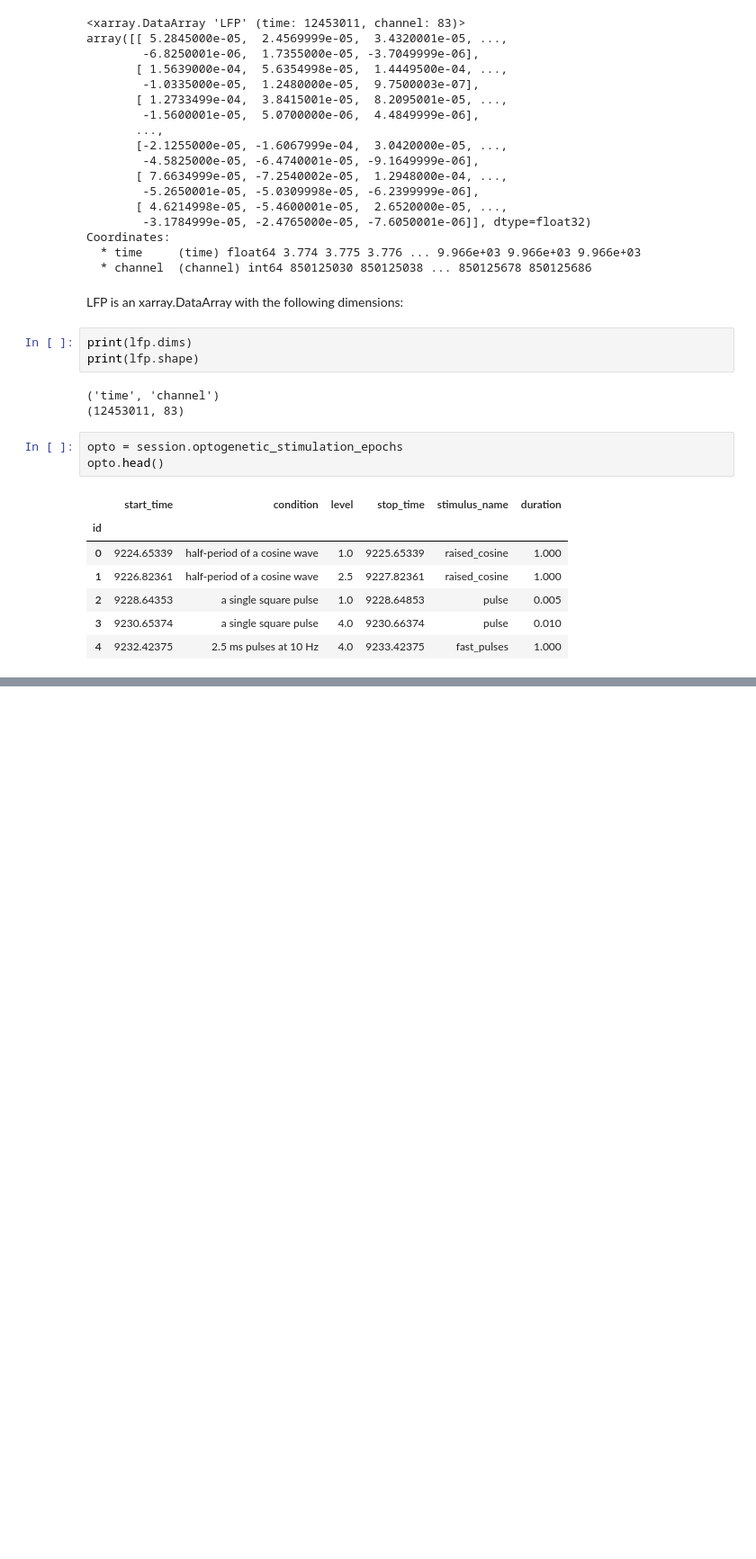
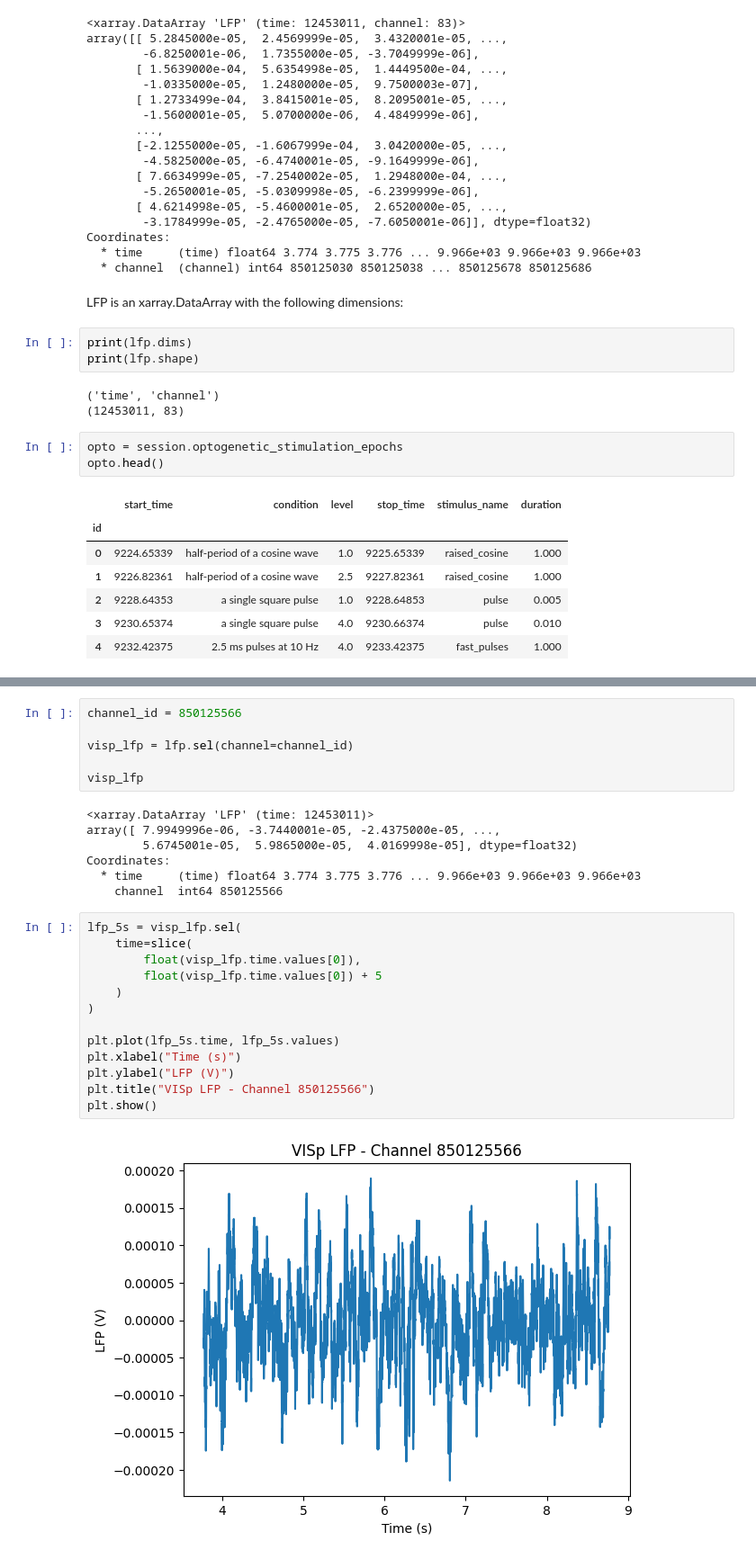
Before and after one commit to KeanuVentura/spikes2slope, a Jupyter notebook: spikeseda.ipynb, the cells around one changed output, grey strips where cells are left out. Shown at 90% size. Drawn from its saved outputs; the diff is of its cells as text; blank space fills up the shorter version.

Commit message:
primary visual cortex lfp to psd prep

```diff
--- a/spikeseda.ipynb
+++ b/spikeseda.ipynb
@@ -175,0 +249,28 @@ SyntaxError: invalid syntax (1568321273.py, line 1)
+# %%
+channel_id = 850125566
+
+visp_lfp = lfp.sel(channel=channel_id)
+
+visp_lfp
+# %% [output]
+<xarray.DataArray 'LFP' (time: 12453011)>
+array([ 7.9949996e-06, -3.7440001e-05, -2.4375000e-05, ...,
+        5.6745001e-05,  5.9865000e-05,  4.0169998e-05], dtype=float32)
+Coordinates:
+  * time     (time) float64 3.774 3.775 3.776 ... 9.966e+03 9.966e+03 9.966e+03
+    channel  int64 850125566
+# %%
+lfp_5s = visp_lfp.sel(
+    time=slice(
+        float(visp_lfp.time.values[0]),
+        float(visp_lfp.time.values[0]) + 5
+    )
+)
+
+plt.plot(lfp_5s.time, lfp_5s.values)
+plt.xlabel("Time (s)")
+plt.ylabel("LFP (V)")
+plt.title("VISp LFP - Channel 850125566")
+plt.show()
+# %% [output]
+[figure, added]
```
Also changed, not shown: parts of 5 cells of this notebook.
